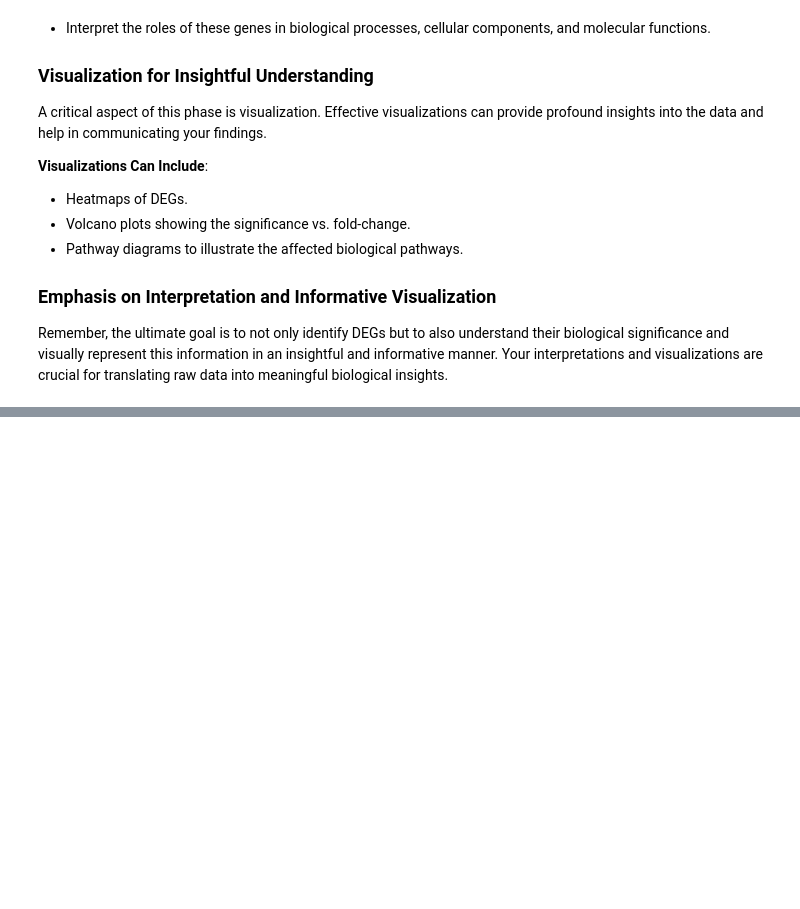
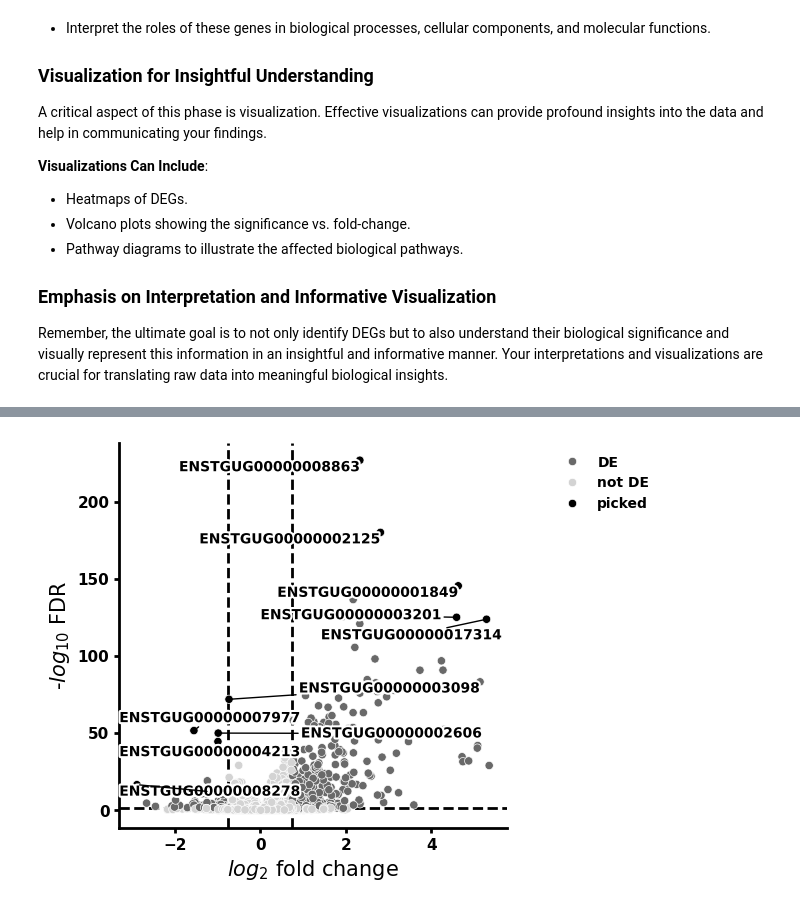
Before and after one commit to AliRahmizad/BioInformaticsCourseProject, a Jupyter notebook: tasks/the-songbird-study/SongBirdStudy.ipynb, the cells around one changed output, grey strips where cells are left out. Saved outputs shown, nothing was run; the diff lists cells and outputs as text; code cells hidden in the pictures; blank space fills up the shorter version.

```diff
--- a/tasks/the-songbird-study/SongBirdStudy.ipynb
+++ b/tasks/the-songbird-study/SongBirdStudy.ipynb
@@ -782,0 +1003,3 @@ Remember, the ultimate goal is to not only identify DEGs but to also understand
+# %%
+res_df['ID'] = res_df.index
+res_df
@@ -782,0 +1040,5 @@ Remember, the ultimate goal is to not only identify DEGs but to also understand
+# %%
+from sanbomics.plots import volcano
+volcano(res_df, symbol='ID')
+# %% [output]
+[figure, added]
```
Also changed, not shown: parts of 27 cells of this notebook.
